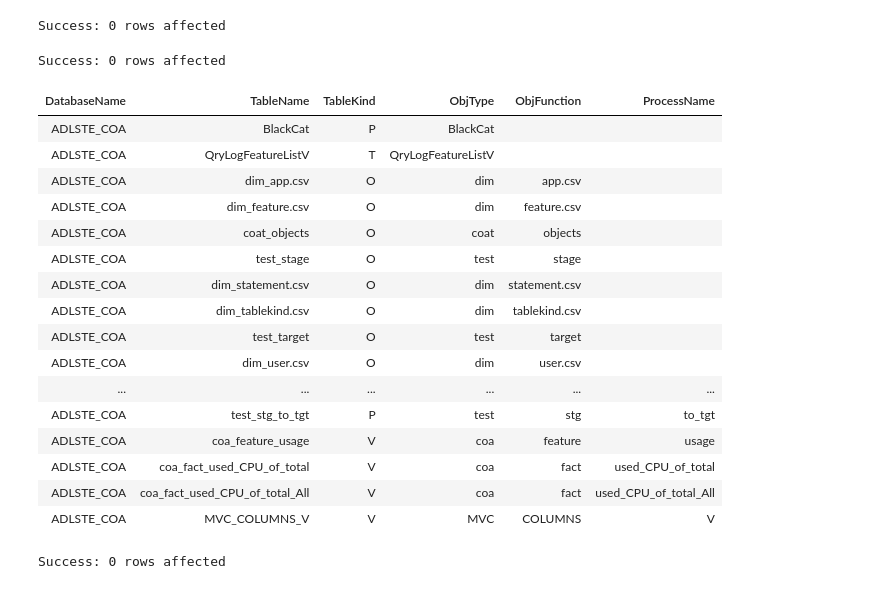
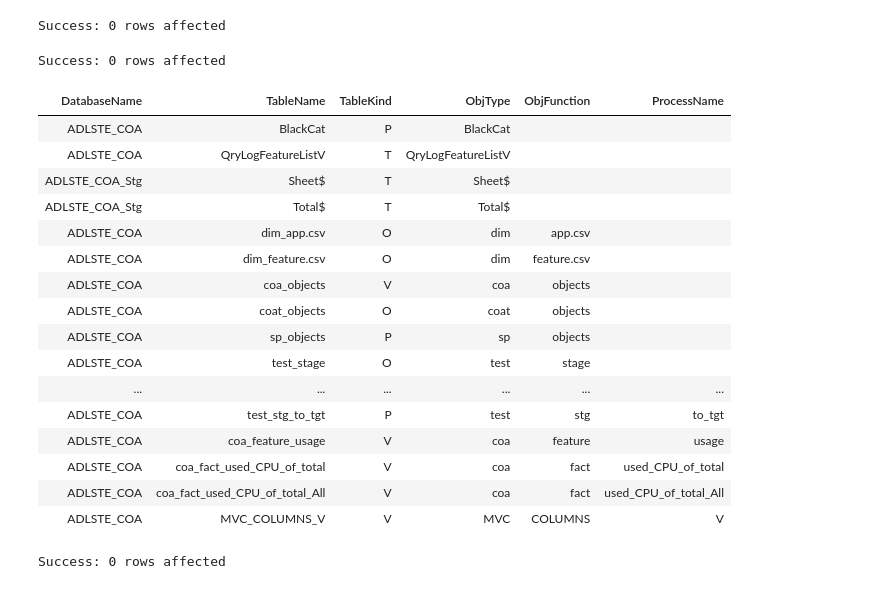
Before and after one commit to tdcoa/sql, a Jupyter notebook: datamodel/views_meta.ipynb, the cells around one changed output. Cells and saved outputs as stored; diff of their text form; code cells hidden in the pictures.

Commit message:
simplified adlste_coa.sp_objects() call and view (ddl)

```diff
--- a/datamodel/views_meta.ipynb
+++ b/datamodel/views_meta.ipynb
@@ -60,20 +61,20 @@ END;
 # %% [output]
 Success: 0 rows affected
 # %%
-call adlste_coa.sp_objects_refresh('') -- All
+call adlste_coa.sp_objects()
 # %% [output]
 Success: 0 rows affected
 | DatabaseName | TableName | TableKind | ObjType | ObjFunction | ProcessName |
 | ADLSTE_COA | BlackCat | P | BlackCat |  |  |
 | ADLSTE_COA | QryLogFeatureListV | T | QryLogFeatureListV |  |  |
+| ADLSTE_COA_Stg | Sheet$ | T | Sheet$ |  |  |
+| ADLSTE_COA_Stg | Total$ | T | Total$ |  |  |
 | ADLSTE_COA | dim_app.csv | O | dim | app.csv |  |
 | ADLSTE_COA | dim_feature.csv | O | dim | feature.csv |  |
+| ADLSTE_COA | coa_objects | V | coa | objects |  |
 | ADLSTE_COA | coat_objects | O | coat | objects |  |
+| ADLSTE_COA | sp_objects | P | sp | objects |  |
 | ADLSTE_COA | test_stage | O | test | stage |  |
-| ADLSTE_COA | dim_statement.csv | O | dim | statement.csv |  |
-| ADLSTE_COA | dim_tablekind.csv | O | dim | tablekind.csv |  |
-| ADLSTE_COA | test_target | O | test | target |  |
-| ADLSTE_COA | dim_user.csv | O | dim | user.csv |  |
 | ... | ... | ... | ... | ... | ... |
 | ADLSTE_COA | test_stg_to_tgt | P | test | stg | to_tgt |
 | ADLSTE_COA | coa_feature_usage | V | coa | feature | usage |
```
Also changed, not shown: parts of 1 cell of this notebook.
